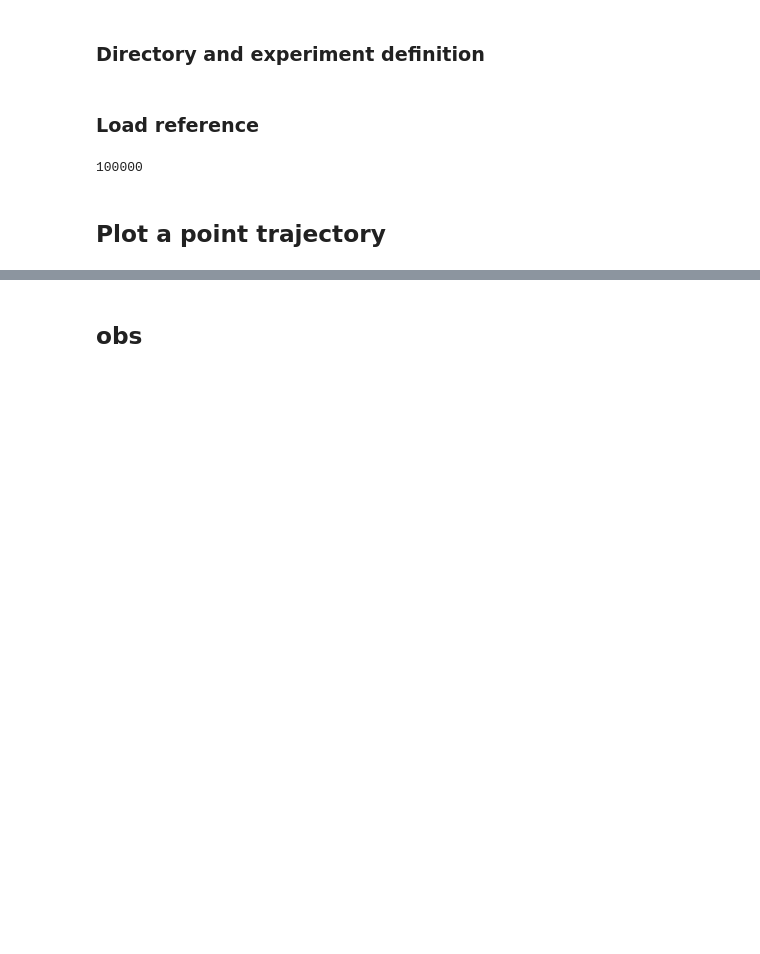
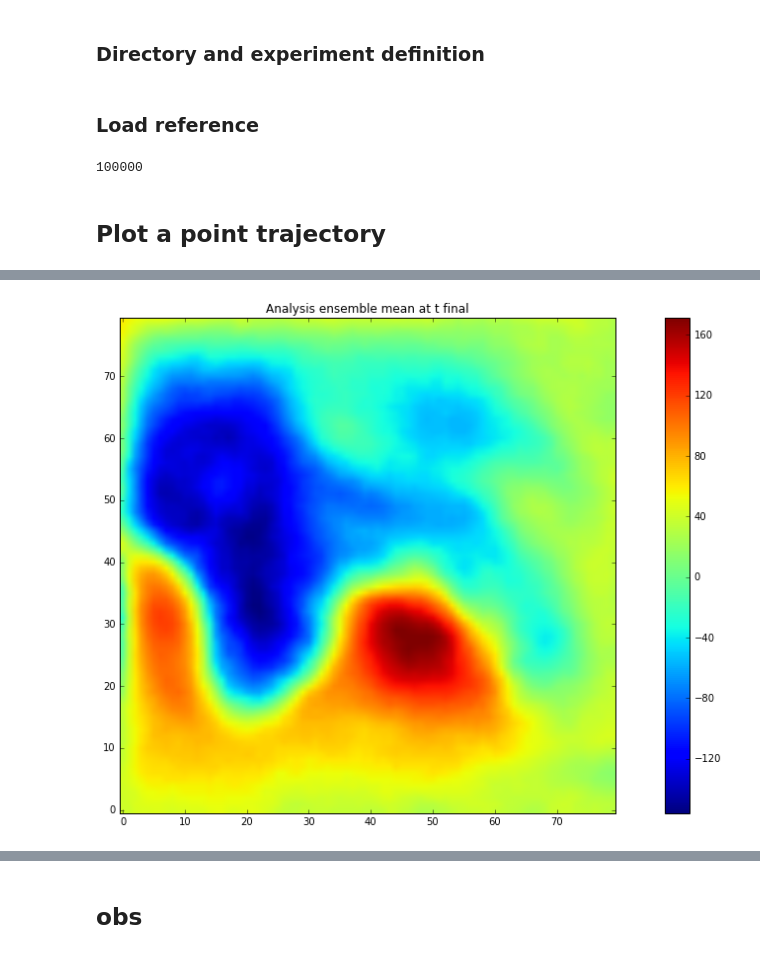
Before and after one commit to brajard/shalw, a Jupyter notebook: scripts/make_diag.ipynb, the cells around one changed output, grey strips where cells are left out. Drawn from its saved outputs; the diff is of its cells as text; code cells hidden in the pictures; blank space fills up the shorter version.

```diff
--- a/scripts/make_diag.ipynb
+++ b/scripts/make_diag.ipynb
@@ -86,0 +120,11 @@ plt.show()
+# %%
+t=-1
+plt.imshow(hmean[t,:,:])
+plt.colorbar()
+plt.title('Analysis ensemble mean at t final')
+plt.gca().invert_yaxis()
+plt.savefig('hmean_fin.png')
+
+plt.show()
+# %% [output]
+[figure, added]
```
Also changed, not shown: parts of 14 cells of this notebook.
